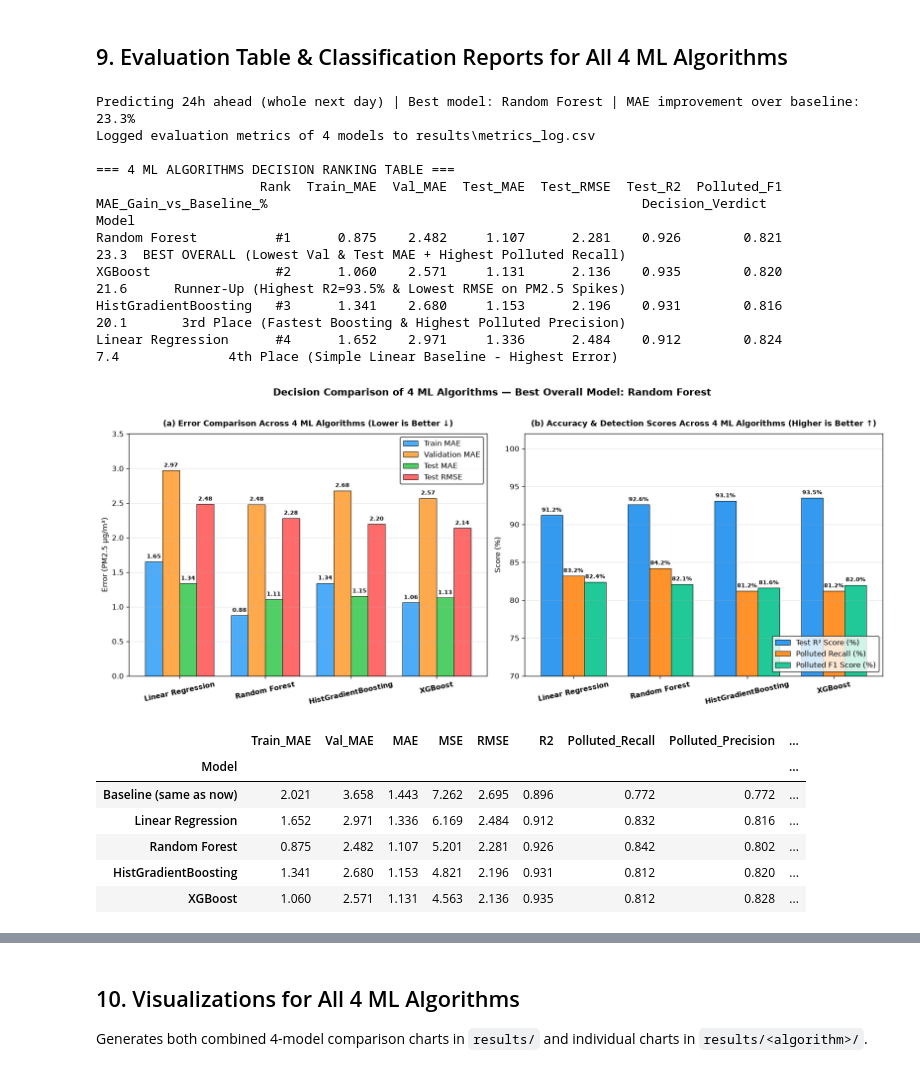
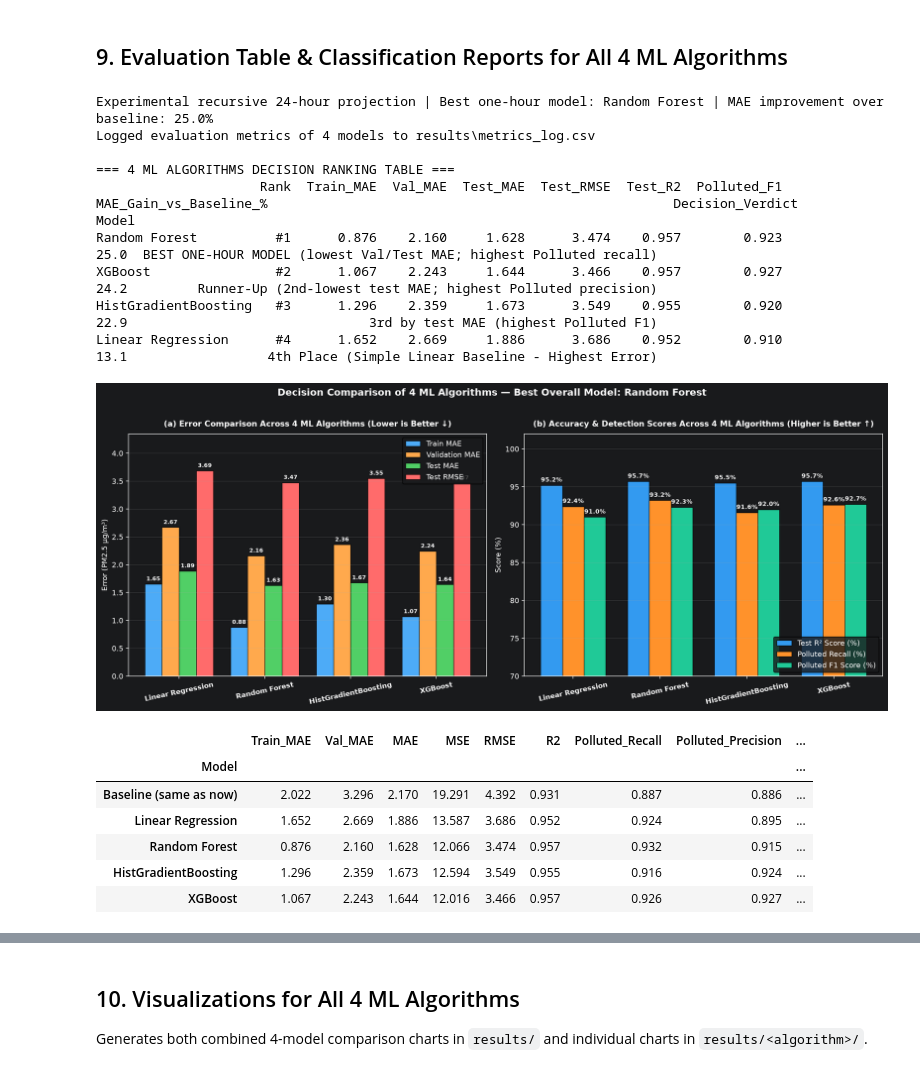
Before and after one commit to raksa-lab/Mini_Project_Air_Quality, a Jupyter notebook: Train_Model.ipynb, the cells around one changed output, grey strips where cells are left out. Drawn from its saved outputs; the diff is of its cells as text; code cells hidden in the pictures.

```diff
--- a/Train_Model.ipynb
+++ b/Train_Model.ipynb
@@ -46,7 +46,7 @@ USE_PM10 = True                    # include current PM10 as a feature
 LAGS = [1, 2, 3, 6, 12, 24]        # PM2.5 lag hours
 ROLLING = [3, 24]                  # rolling window sizes (hours)
 TRAIN_FRAC = 0.70                  # 70% train
-VAL_FRAC = 0.15                    # 15% validation, remaining 15% test
+VAL_FRAC = 0.10                   # 10% validation, remaining 20% test
 
 LEVELS = ["Good", "Moderate", "Polluted"]  # US EPA AQI (2024) simplified
 GOOD_MAX = 9.1                             # < 9.1: Good
@@ -122,12 +122,13 @@ df = df.sort_values("time").drop_duplicates("time").set_index("time")
 keep_cols = ["pm25"] + [c for c in ["pm10"] + WEATHER_COLS if c in df.columns]
 df = df[keep_cols]
 
-# Reindex to a complete hourly timeline and interpolate small gaps (up to 3 hours)
+# Reindex to a complete hourly timeline, keeping unavailable observations as missing.
+# The supervised feature table drops affected rows later, avoiding interpolation leakage.
 full_index = pd.date_range(df.index.min(), df.index.max(), freq="h")
 missing_hours = len(full_index) - len(df)
-df = df.reindex(full_index).interpolate(method="time", limit=3)
+df = df.reindex(full_index)
 
 print(f"Loaded {len(df)} hourly rows: {df.index.min()} to {df.index.max()}")
-print(f"Missing hours filled/checked: {missing_hours}")
+print(f"Missing hourly timestamps added: {missing_hours}")
 df.head()
 # %% [output]
@@ -217,13 +218,20 @@ def make_features(frame):
 
 
 def forecast_next_24h(model, df_source, feature_names, hours=24):
-    """Autoregressively forecast the next 24 hours (+1h to +24h) for the whole next day."""
+    """Recursive hourly projection for the requested number of hours; proxies future weather."""
     hist = df_source.iloc[-48:].copy()
-    pm_ratio = float(hist["pm10"].iloc[-1] / max(hist["pm25"].iloc[-1], 0.5)) if "pm10" in hist.columns else 1.4
+    # Carry a missing current-hour input forward by one hour for this recursive demo.
+    for col in ["pm10"] + WEATHER_COLS:
+        if col in hist.columns:
+            hist[col] = hist[col].ffill(limit=1)
+    latest_pm25 = float(hist["pm25"].iloc[-1])
+    pm10_values = hist["pm10"].dropna() if "pm10" in hist.columns else pd.Series(dtype=float)
+    pm_ratio = (float(pm10_values.iloc[-1]) / max(latest_pm25, 0.5)) if len(pm10_values) else 1.4
     rows = []
 
     for step in range(1, hours + 1):
         X_step, _ = make_features(hist)
+        X_step = X_step.ffill(limit=1)
         x_last = X_step.iloc[[-1]][feature_names]
         next_time = hist.index[-1] + pd.Timedelta(hours=1)
 
@@ -247,14 +255,18 @@ def forecast_next_24h(model, df_source, feature_names, hours=24):
             new_row["pm10"] = round(pred_pm25 * pm_ratio, 2)
         for col in WEATHER_COLS:
             if col in hist.columns:
-                new_row[col] = float(hist.loc[ref_time, col]) if ref_time in hist.index else float(hist[col].iloc[-1])
+                weather_value = hist.loc[ref_time, col] if ref_time in hist.index else np.nan
+                if pd.isna(weather_value):
+                    previous_values = hist[col].dropna()
+                    weather_value = previous_values.iloc[-1] if len(previous_values) else np.nan
+                new_row[col] = float(weather_value) if pd.notna(weather_value) else np.nan
         hist.loc[next_time] = new_row
 
     return pd.DataFrame(rows)
 
 
 X_all, y_all = make_features(df)
-latest_features = X_all.dropna().iloc[[-1]]  # most recent row for next-hour demo forecast
+latest_features = X_all.ffill(limit=1).dropna().iloc[[-1]]  # allow 1h carry-forward for current features only
 
 data = X_all.join(y_all).dropna()
 feature_names = [c for c in data.columns if c != "target"]
@@ -605,7 +623,7 @@ base_mae = res.loc["Baseline (same as now)", "MAE"]
 gain = 100 * (base_mae - res.loc[best_name, "MAE"]) / base_mae
 
 print(
-    f"Predicting 24h ahead (whole next day) | Best model: {best_name} | "
+    f"Experimental recursive 24-hour projection | Best one-hour model: {best_name} | "
     f"MAE improvement over baseline: {gain:.1f}%"
 )
 
@@ -616,9 +634,9 @@ decision_df["MAE_Gain_vs_Baseline_%"] = (100 * (base_mae - decision_df["Test_MAE
 decision_df = decision_df.sort_values(by=["Val_MAE", "Test_MAE"])
 decision_df.insert(0, "Rank", [f"#{i}" for i in range(1, len(decision_df) + 1)])
 verdicts = {
-    "Random Forest": "BEST OVERALL (Lowest Val & Test MAE + Highest Polluted Recall)",
-    "XGBoost": "Runner-Up (Highest R2=93.5% & Lowest RMSE on PM2.5 Spikes)",
-    "HistGradientBoosting": "3rd Place (Fastest Boosting & Highest Polluted Precision)",
+    "Random Forest": "BEST ONE-HOUR MODEL (lowest Val/Test MAE; highest Polluted recall)",
+    "XGBoost": "Runner-Up (2nd-lowest test MAE; highest Polluted precision)",
+    "HistGradientBoosting": "3rd by test MAE (highest Polluted F1)",
     "Linear Regression": "4th Place (Simple Linear Baseline - Highest Error)",
 }
 decision_df["Decision_Verdict"] = [verdicts.get(m, "") for m in decision_df.index]
@@ -667,47 +685,47 @@ ax_err.legend(loc="upper right", frameon=True, edgecolor="black")
 w2 = 0.25
 s1 = ax_score.bar(x_pos - w2, ml_res["R2"] * 100, w2, label="Test R² Score (%)", color="#339af0", edgecolor="black", linewidth=0.6)
 s2 = ax_score.bar(x_pos, ml_res["Polluted_Recall"] * 100, w2, label="Polluted Recall (%)", color="#ff922b", edgecolor="black", linewidth=0.6)
 s3 = ax_score.bar(x_pos + w2, ml_res["Polluted_F1"] * 100, w2, label="Polluted F1 Score (%)", color="#20c997", edgecolor="black", linewidth=0.6)
 
 for bars in [s1, s2, s3]:
     for bar in bars:
         h = bar.get_height()
         ax_score.annotate(f"{h:.1f}%", xy=(bar.get_x() + bar.get_width()/2, h), xytext=(0, 3),
                           textcoords="offset points", ha="center", va="bottom", fontsize=8, fontweight="bold")
 
 ax_score.set_title("(b) Accuracy & Detection Scores Across 4 ML Algorithms (Higher is Better ↑)", fontsize=11, fontweight="bold", pad=10)
 ax_score.set_ylabel("Score (%)", fontsize=10)
 ax_score.set_xticks(x_pos)
 ax_score.set_xticklabels(ml_names, rotation=12, fontsize=9.5, fontweight="bold")
 ax_score.set_ylim(70, 102)
 ax_score.grid(axis="y", alpha=0.3)
 ax_score.legend(loc="lower right", frameon=True, edgecolor="black")
 
 fig_cmp.suptitle(f"Decision Comparison of 4 ML Algorithms — Best Overall Model: {best_name}", fontsize=13, fontweight="bold", y=1.02)
 fig_cmp.tight_layout()
 fig_cmp.savefig(RESULT_DIR / "chart_model_comparison.png", dpi=160, bbox_inches="tight")
 plt.show()
 
 res
 # %% [output]
-Predicting 24h ahead (whole next day) | Best model: Random Forest | MAE improvement over baseline: 23.3%
+Experimental recursive 24-hour projection | Best one-hour model: Random Forest | MAE improvement over baseline: 25.0%
 Logged evaluation metrics of 4 models to results\metrics_log.csv
 
 === 4 ML ALGORITHMS DECISION RANKING TABLE ===
-                     Rank  Train_MAE  Val_MAE  Test_MAE  Test_RMSE  Test_R2  Polluted_F1  MAE_Gain_vs_Baseline_%                                                Decision_Verdict
+                     Rank  Train_MAE  Val_MAE  Test_MAE  Test_RMSE  Test_R2  Polluted_F1  MAE_Gain_vs_Baseline_%                                                    Decision_Verdict
 Model
-Random Forest          #1      0.875    2.482     1.107      2.281    0.926        0.821                    23.3  BEST OVERALL (Lowest Val & Test MAE + Highest Polluted Recall)
-XGBoost                #2      1.060    2.571     1.131      2.136    0.935        0.820                    21.6      Runner-Up (Highest R2=93.5% & Lowest RMSE on PM2.5 Spikes)
-HistGradientBoosting   #3      1.341    2.680     1.153      2.196    0.931        0.816                    20.1       3rd Place (Fastest Boosting & Highest Polluted Precision)
-Linear Regression      #4      1.652    2.971     1.336      2.484    0.912        0.824                     7.4              4th Place (Simple Linear Baseline - Highest Error)
+Random Forest          #1      0.876    2.160     1.628      3.474    0.957        0.923                    25.0  BEST ONE-HOUR MODEL (lowest Val/Test MAE; highest Polluted recall)
+XGBoost                #2      1.067    2.243     1.644      3.466    0.957        0.927                    24.2         Runner-Up (2nd-lowest test MAE; highest Polluted precision)
+HistGradientBoosting   #3      1.296    2.359     1.673      3.549    0.955        0.920                    22.9                               3rd by test MAE (highest Polluted F1)
+Linear Regression      #4      1.652    2.669     1.886      3.686    0.952        0.910                    13.1                  4th Place (Simple Linear Baseline - Highest Error)
-[figure, old version]
+[figure, new version]
 |  | Train_MAE | Val_MAE | MAE | MSE | RMSE | R2 | Polluted_Recall | Polluted_Precision | ... |
 | Model |  |  |  |  |  |  |  |  | ... |
-| Baseline (same as now) | 2.021 | 3.658 | 1.443 | 7.262 | 2.695 | 0.896 | 0.772 | 0.772 | ... |
-| Linear Regression | 1.652 | 2.971 | 1.336 | 6.169 | 2.484 | 0.912 | 0.832 | 0.816 | ... |
-| Random Forest | 0.875 | 2.482 | 1.107 | 5.201 | 2.281 | 0.926 | 0.842 | 0.802 | ... |
-| HistGradientBoosting | 1.341 | 2.680 | 1.153 | 4.821 | 2.196 | 0.931 | 0.812 | 0.820 | ... |
-| XGBoost | 1.060 | 2.571 | 1.131 | 4.563 | 2.136 | 0.935 | 0.812 | 0.828 | ... |
+| Baseline (same as now) | 2.022 | 3.296 | 2.170 | 19.291 | 4.392 | 0.931 | 0.887 | 0.886 | ... |
+| Linear Regression | 1.652 | 2.669 | 1.886 | 13.587 | 3.686 | 0.952 | 0.924 | 0.895 | ... |
+| Random Forest | 0.876 | 2.160 | 1.628 | 12.066 | 3.474 | 0.957 | 0.932 | 0.915 | ... |
+| HistGradientBoosting | 1.296 | 2.359 | 1.673 | 12.594 | 3.549 | 0.955 | 0.916 | 0.924 | ... |
+| XGBoost | 1.067 | 2.243 | 1.644 | 12.016 | 3.466 | 0.957 | 0.926 | 0.927 | ... |
 # %%
 confusion_matrices = {}
 
```
Also changed, not shown: parts of 16 cells of this notebook.
